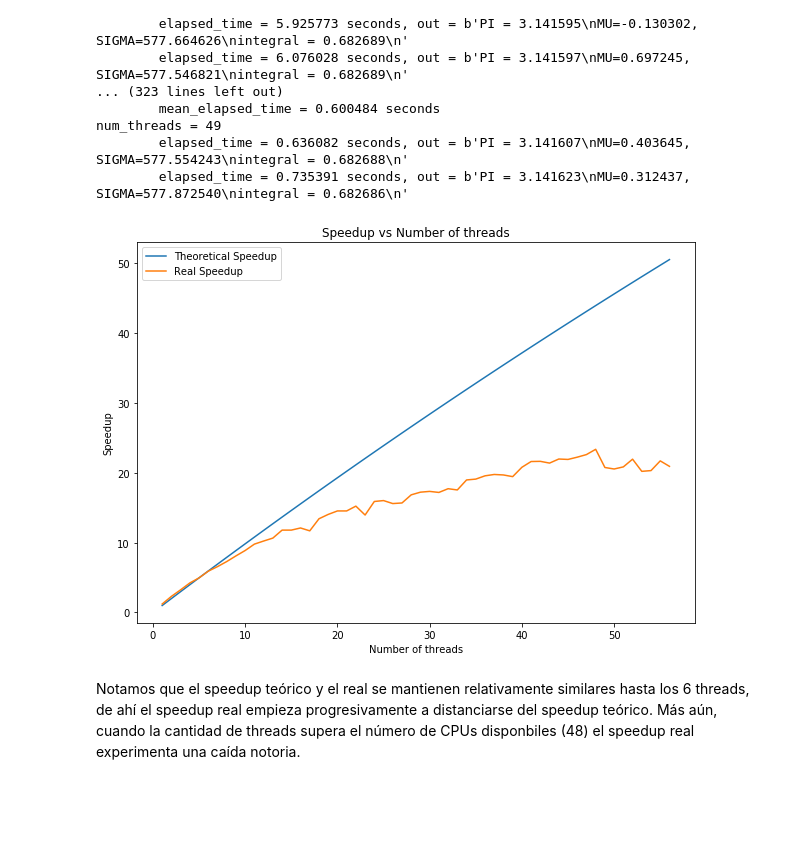
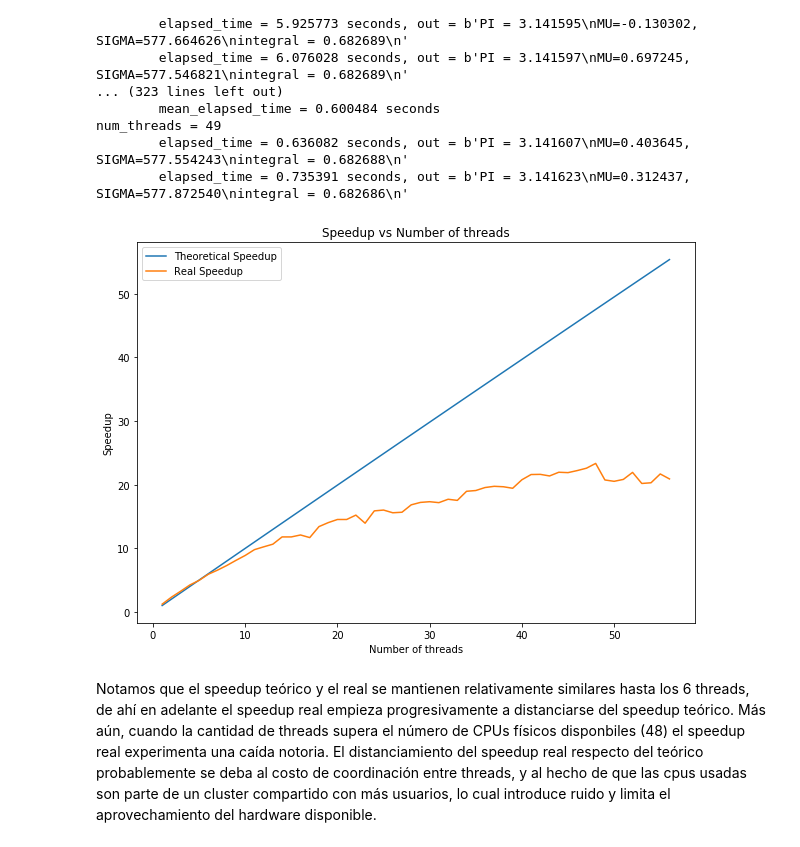
Before and after one commit to PabloMessina/HPC_Homeworks, a Jupyter notebook: homework1/main.ipynb, the cells around one changed output. Cells and saved outputs as stored; diff of their text form; code cells hidden in the pictures; blank space fills up the shorter version.

```diff
--- a/homework1/main.ipynb
+++ b/homework1/main.ipynb
@@ -143,9 +143,9 @@ def plot_speedup_vs_num_threads(num_threads_list, serial_time, parallel_times, s
     plt.legend()
     plt.show()
 # %%
-serial_frac = 1e6 / (1e6 + NUM_SAMPLES_PI + 2e6 + NUM_PARTITIONS)
+serial_frac = 1e5 / (1e5 + NUM_SAMPLES_PI + 2e6 + NUM_PARTITIONS)
 plot_speedup_vs_num_threads(NUM_THREADS_LIST, serial_elapsed_time, parallel_elapsed_times, serial_frac)
 # %% [output]
-[figure, old version]
+[figure, new version]
 # %% [markdown]
-Notamos que el speedup teórico y el real se mantienen relativamente similares hasta los 6 threads, de ahí el speedup real empieza progresivamente a distanciarse del speedup teórico. Más aún, cuando la cantidad de threads supera el número de CPUs disponbiles (48) el speedup real experimenta una caída notoria.
+Notamos que el speedup teórico y el real se mantienen relativamente similares hasta los 6 threads, de ahí en adelante el speedup real empieza progresivamente a distanciarse del speedup teórico. Más aún, cuando la cantidad de threads supera el número de CPUs físicos disponbiles (48) el speedup real experimenta una caída notoria. El distanciamiento del speedup real respecto del teórico probablemente se deba al costo de coordinación entre threads, y al hecho de que las cpus usadas son parte de un cluster compartido con más usuarios, lo cual introduce ruido y limita el aprovechamiento del hardware disponible.
```
